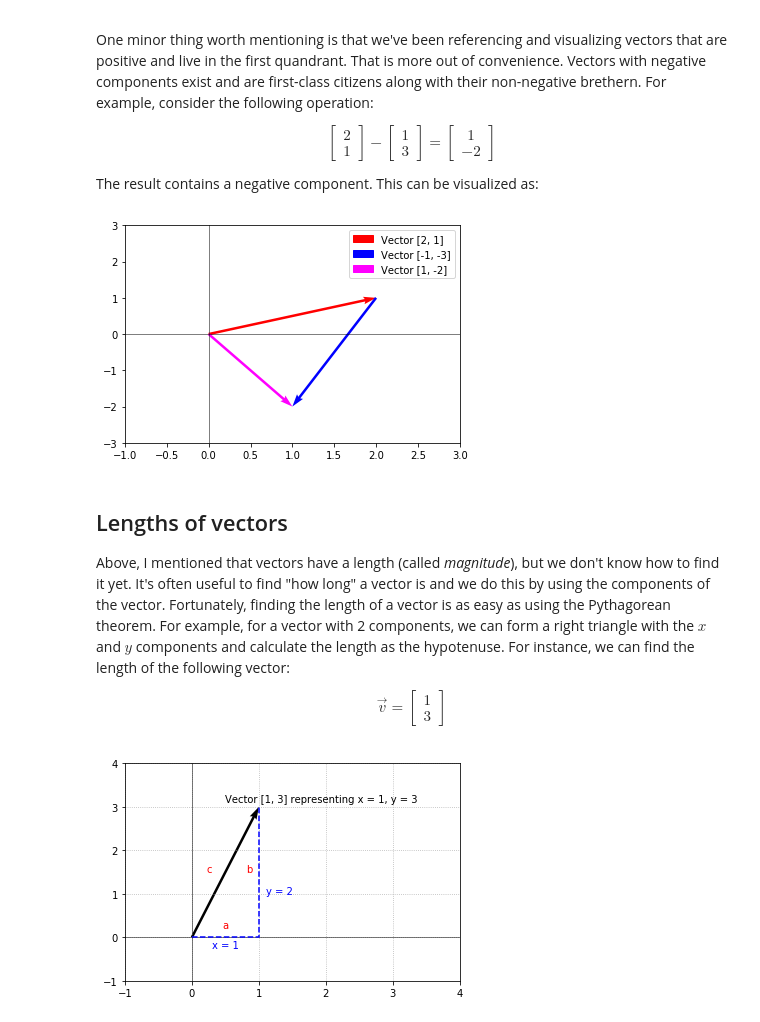
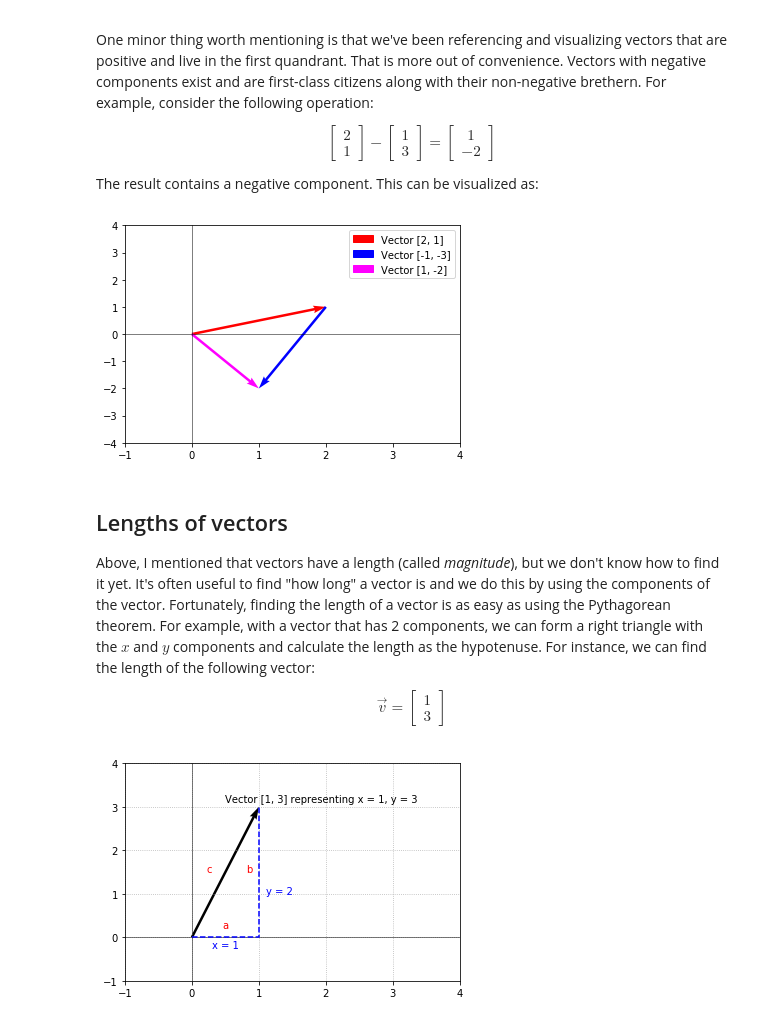
Before and after one commit to blparker/learn-linear-algebra, a Jupyter notebook: Vectors.ipynb, the cells around one changed output. Saved outputs shown, nothing was run; the diff lists cells and outputs as text; code cells hidden in the pictures.

```diff
--- a/Vectors.ipynb
+++ b/Vectors.ipynb
@@ -381,22 +380,22 @@ The result contains a negative component. This can be visualized as:
 # %%
 #plt.plot([1], [2], markersize=5, color='red')
 #plt.plot([2], [2], markersize=5, color='blue')
-plt.axis([-1, 3, -3, 3])
+plt.axis([-1, 4, -4, 4])
 plt.quiver([0, 2, 0], [0, 1, 0], [2, -1, 1], [1, -3, -2], angles='xy', scale_units='xy', scale=1, color=['red', 'blue', 'magenta'])
 v1 = mpatches.Patch(color='red', label='Vector [2, 1]')
 v2 = mpatches.Patch(color='blue', label='Vector [-1, -3]')
 v3 = mpatches.Patch(color='magenta', label='Vector [1, -2]')
 plt.legend(handles=[v1, v2, v3])
 #plt.grid(True, which='both')
 plt.axhline(y=0, color='k', linewidth=0.5)
 plt.axvline(x=0, color='k', linewidth=0.5)
 #plt.xaxis.set_major_locator(ticker.MaxNLocator(integer=True))
 plt.show()
 # %% [output]
-[figure, old version]
+[figure, new version]
 # %% [markdown]
 ## Lengths of vectors
-Above, I mentioned that vectors have a length (called _magnitude_), but we don't know how to find it yet. It's often useful to find "how long" a vector is and we do this by using the components of the vector. Fortunately, finding the length of a vector is as easy as using the Pythagorean theorem. For example, for a vector with 2 components, we can form a right triangle with the $x$ and $y$ components and calculate the length as the hypotenuse. For instance, we can find the length of the following vector:
+Above, I mentioned that vectors have a length (called _magnitude_), but we don't know how to find it yet. It's often useful to find "how long" a vector is and we do this by using the components of the vector. Fortunately, finding the length of a vector is as easy as using the Pythagorean theorem. For example, with a vector that has 2 components, we can form a right triangle with the $x$ and $y$ components and calculate the length as the hypotenuse. For instance, we can find the length of the following vector:
 
 $$\vec{v} = \begin{bmatrix}1 \\ 3\end{bmatrix}$$
 # %%
```
Also changed, not shown: parts of 15 cells of this notebook.
